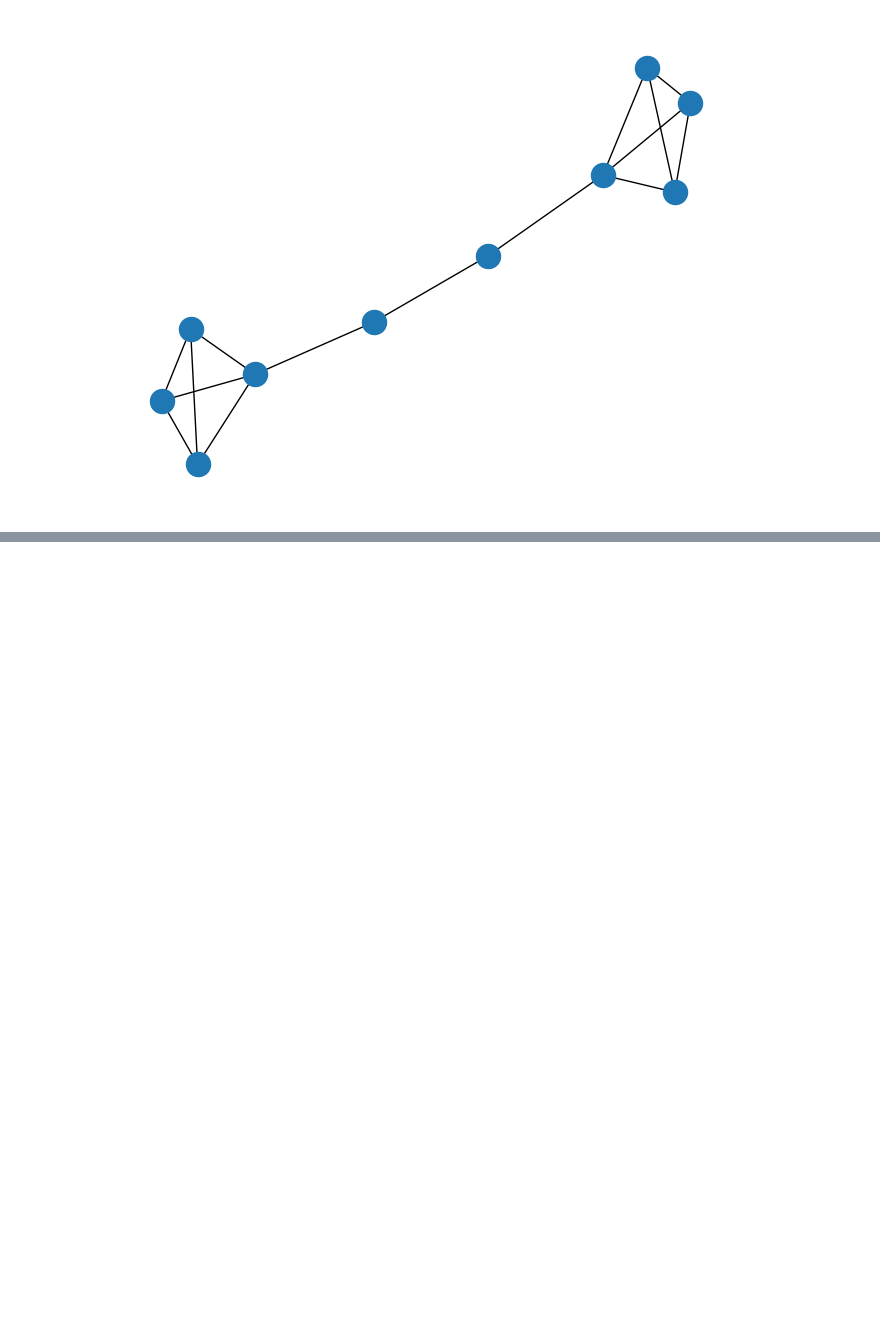
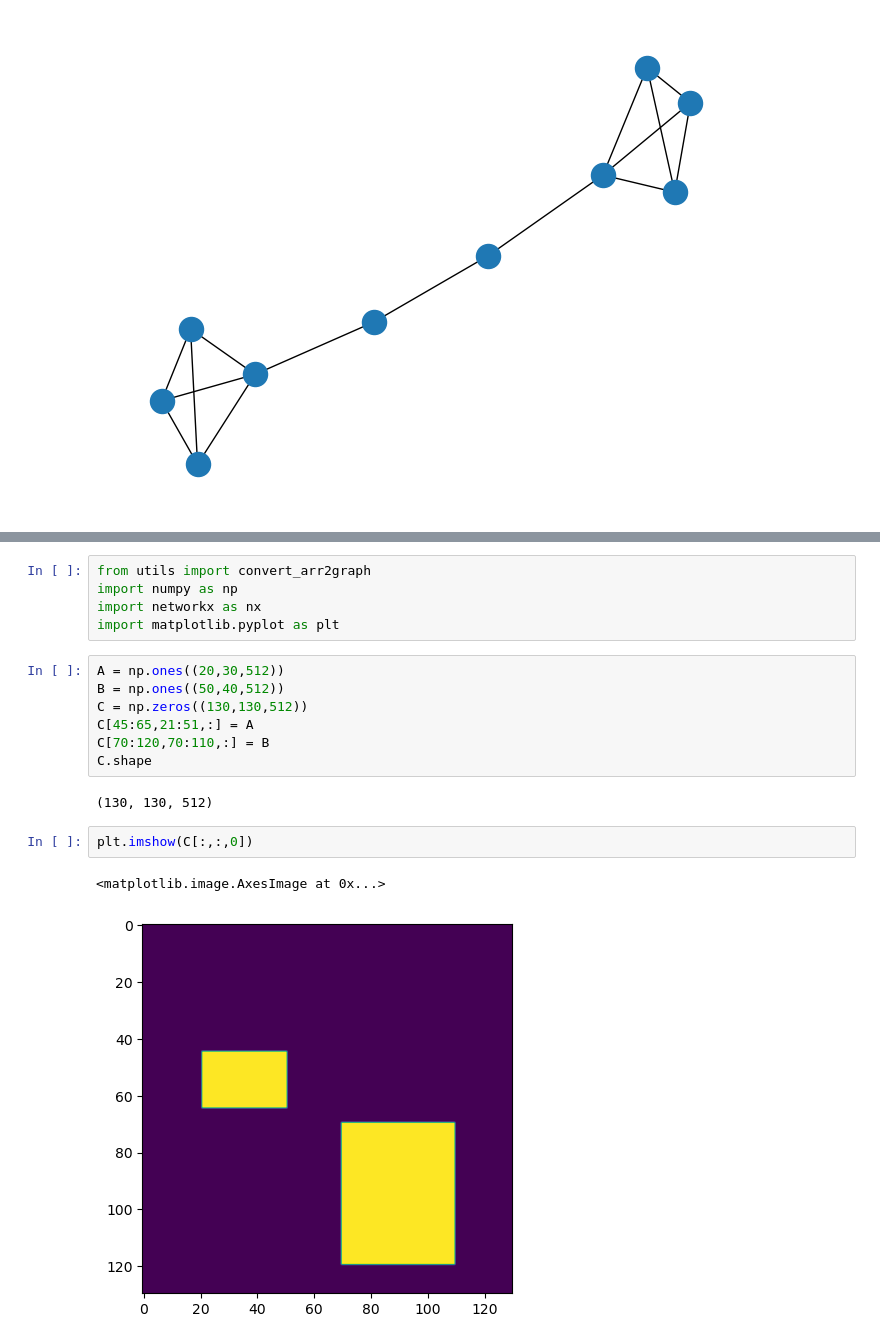
Before and after one commit to gmachiraju/K2, a Jupyter notebook: src/Testbed.ipynb, the cells around one changed output, grey strips where cells are left out. Cells and saved outputs as stored; diff of their text form; blank space fills up the shorter version.

```diff
--- a/src/Testbed.ipynb
+++ b/src/Testbed.ipynb
@@ -142,0 +181,19 @@ nx.draw(G)
+# %%
+from utils import convert_arr2graph
+import numpy as np
+import networkx as nx
+import matplotlib.pyplot as plt
+# %%
+A = np.ones((20,30,512))
+B = np.ones((50,40,512))
+C = np.zeros((130,130,512))
+C[45:65,21:51,:] = A
+C[70:120,70:110,:] = B
+C.shape
+# %% [output]
+(130, 130, 512)
+# %%
+plt.imshow(C[:,:,0])
+# %% [output]
+<matplotlib.image.AxesImage at 0x...>
+[figure, added]
```
Also changed, not shown: parts of 9 cells of this notebook, 9 other files.
